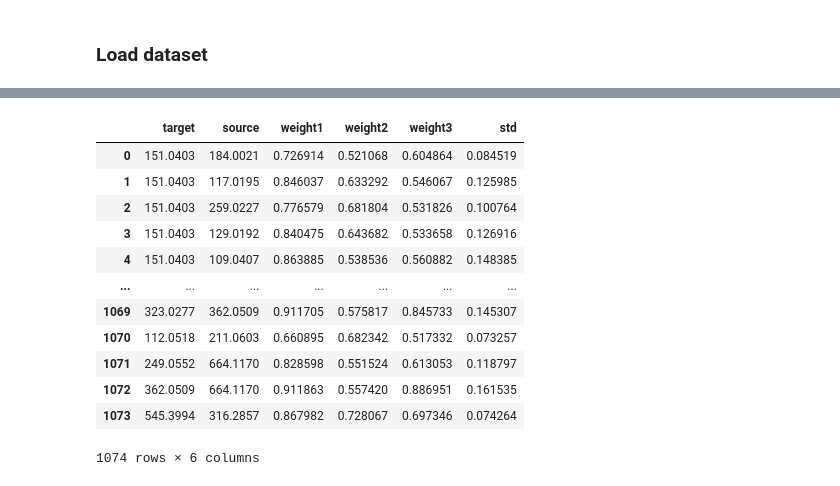
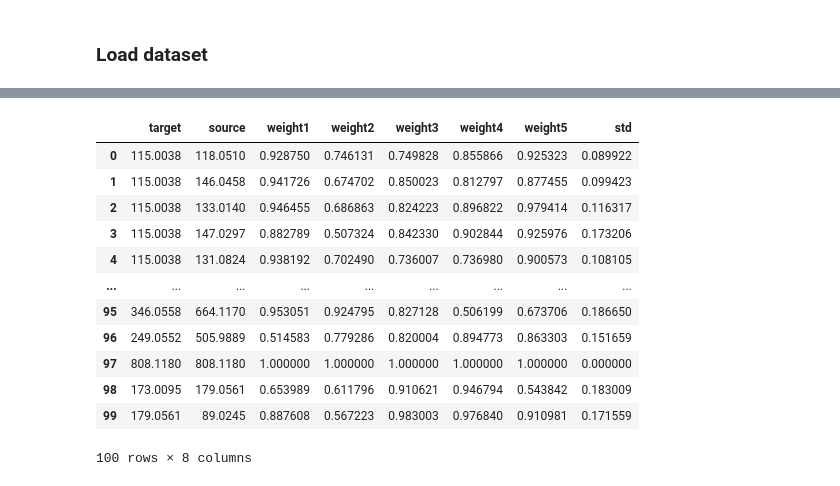
Before and after one commit to win7/GNN_Unsupervised, a Jupyter notebook: preprocessing_process_greedy.ipynb, the cells around one changed output, grey strips where cells are left out. Cells and saved outputs as stored; diff of their text form; code cells hidden in the pictures.

```diff
--- a/preprocessing_process_greedy.ipynb
+++ b/preprocessing_process_greedy.ipynb
@@ -188,7 +310,7 @@ list_graphs = []
 threshold = 0.5
 
 for matrix in tqdm(list_raw_corr):
-  edges = build_graph_weight(matrix, threshold)
+  edges = build_graph_weight_(matrix, threshold)
 
   # save
   weighted_edges = pd.DataFrame(edges, columns=["source", "target", "weight"])
@@ -214,0 +325,3 @@ time: 731 µs (started: 2023-05-29 23:20:48 -05:00)
+# %%
+SG = get_subgraphs(list_graphs)
+graph_detail(SG)
@@ -215,6 +333,6 @@ time: 731 µs (started: 2023-05-29 23:20:48 -05:00)
 # %%
 # get weigth
-df_edges_weight = pd.DataFrame(H.edges(), columns=["target", "source"])
+df_edges_weight = pd.DataFrame(SG.edges(), columns=["target", "source"])
 df_edges_weight
 # %% [output]
 |  | target | source |
@@ -234,6 +352,6 @@ time: 14.8 ms (started: 2023-05-29 23:20:48 -05:00)
 # %%
 for k, graph in enumerate(list_graphs):
-    graph_detail(graph)
+    # graph_detail(graph)
     weight = []
     for raw in df_edges_weight.itertuples():
         weight.append(graph.get_edge_data(raw[1], raw[2])["weight"])
@@ -266,17 +376,17 @@ time: 19.5 ms (started: 2023-05-29 23:20:49 -05:00)
 # %%
-df_edges_weight["std"] = np.std(df_edges_weight.iloc[:, -len(groups):], axis=1, ddof=0)
+df_edges_weight["std"] = np.std(df_edges_weight.iloc[:, -len(subgroups):], axis=1, ddof=1)
 df_edges_weight
 # %% [output]
-|  | target | source | weight1 | weight2 | weight3 | std |
-| 0 | 151.0403 | 184.0021 | 0.726914 | 0.521068 | 0.604864 | 0.084519 |
-| 1 | 151.0403 | 117.0195 | 0.846037 | 0.633292 | 0.546067 | 0.125985 |
-| 2 | 151.0403 | 259.0227 | 0.776579 | 0.681804 | 0.531826 | 0.100764 |
-| 3 | 151.0403 | 129.0192 | 0.840475 | 0.643682 | 0.533658 | 0.126916 |
-| 4 | 151.0403 | 109.0407 | 0.863885 | 0.538536 | 0.560882 | 0.148385 |
-| ... | ... | ... | ... | ... | ... | ... |
-| 1069 | 323.0277 | 362.0509 | 0.911705 | 0.575817 | 0.845733 | 0.145307 |
-| 1070 | 112.0518 | 211.0603 | 0.660895 | 0.682342 | 0.517332 | 0.073257 |
-| 1071 | 249.0552 | 664.1170 | 0.828598 | 0.551524 | 0.613053 | 0.118797 |
-| 1072 | 362.0509 | 664.1170 | 0.911863 | 0.557420 | 0.886951 | 0.161535 |
-| 1073 | 545.3994 | 316.2857 | 0.867982 | 0.728067 | 0.697346 | 0.074264 |
+|  | target | source | weight1 | weight2 | weight3 | weight4 | weight5 | std |
+| 0 | 115.0038 | 118.0510 | 0.928750 | 0.746131 | 0.749828 | 0.855866 | 0.925323 | 0.089922 |
+| 1 | 115.0038 | 146.0458 | 0.941726 | 0.674702 | 0.850023 | 0.812797 | 0.877455 | 0.099423 |
+| 2 | 115.0038 | 133.0140 | 0.946455 | 0.686863 | 0.824223 | 0.896822 | 0.979414 | 0.116317 |
+| 3 | 115.0038 | 147.0297 | 0.882789 | 0.507324 | 0.842330 | 0.902844 | 0.925976 | 0.173206 |
+| 4 | 115.0038 | 131.0824 | 0.938192 | 0.702490 | 0.736007 | 0.736980 | 0.900573 | 0.108105 |
+| ... | ... | ... | ... | ... | ... | ... | ... | ... |
+| 95 | 346.0558 | 664.1170 | 0.953051 | 0.924795 | 0.827128 | 0.506199 | 0.673706 | 0.186650 |
+| 96 | 249.0552 | 505.9889 | 0.514583 | 0.779286 | 0.820004 | 0.894773 | 0.863303 | 0.151659 |
+| 97 | 808.1180 | 808.1180 | 1.000000 | 1.000000 | 1.000000 | 1.000000 | 1.000000 | 0.000000 |
+| 98 | 173.0095 | 179.0561 | 0.653989 | 0.611796 | 0.910621 | 0.946794 | 0.543842 | 0.183009 |
+| 99 | 179.0561 | 89.0245 | 0.887608 | 0.567223 | 0.983003 | 0.976840 | 0.910981 | 0.171559 |
-1074 rows × 6 columns
+100 rows × 8 columns
```
Also changed, not shown: parts of 38 cells of this notebook, 5 other files.
